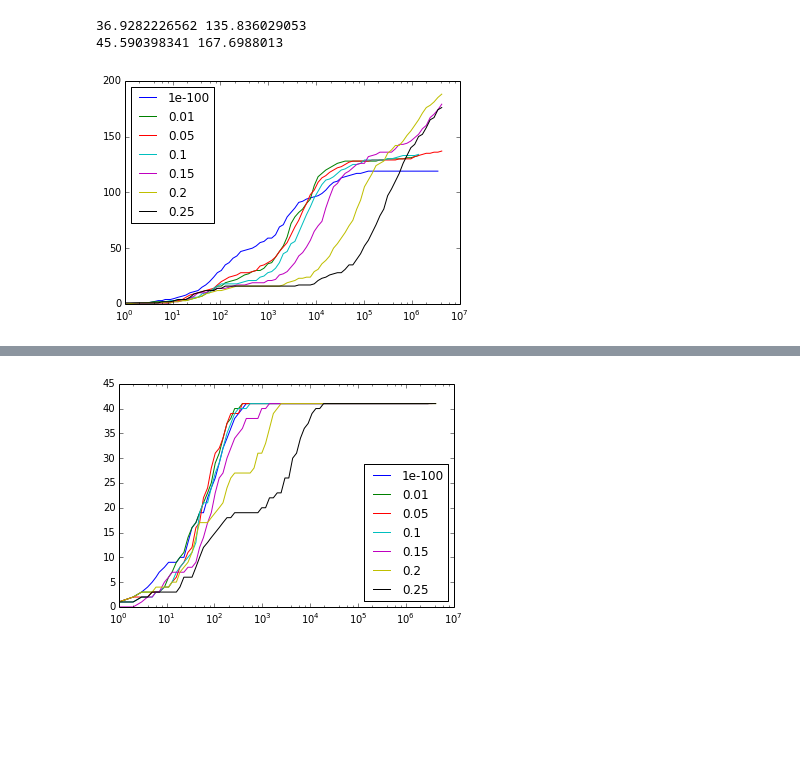
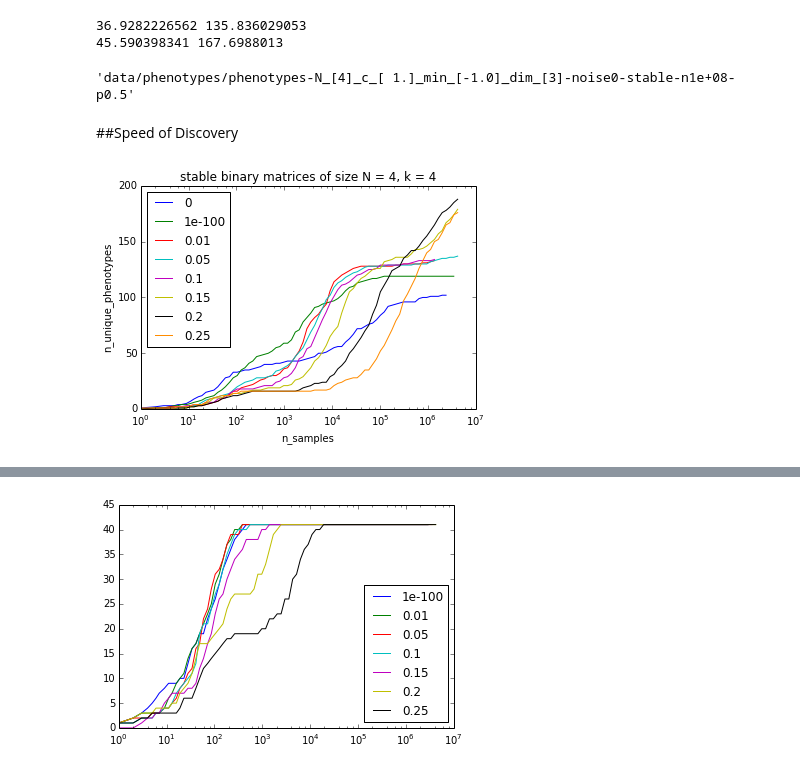
Before and after one commit to rpinho/autoregulation, a Jupyter notebook: exploratory-victor.ipynb, the cells around one changed output, grey strips where cells are left out. Saved outputs shown, nothing was run; the diff lists cells and outputs as text; code cells hidden in the pictures; blank space fills up the shorter version.

```diff
--- a/exploratory-victor.ipynb
+++ b/exploratory-victor.ipynb
@@ -21,4 +59,13 @@ print 2420128./5308416 * 100, 8902150./5308416*100
 # %% [output]
 36.9282226562 135.836029053
 45.590398341 167.6988013
+# %%
+fname = 'N4bsn8inf'
+#myrun = cPickle.load(open(logs_dir + fname + '.run'))
+#myrun.filename
+get_replaced_filename(myrun=fname, dim=3)
+# %% [output]
+'data/phenotypes/phenotypes-N_[4]_c_[ 1.]_min_[-1.0]_dim_[3]-noise0-stable-n1e+08-p0.5'
+# %% [markdown]
+##Speed of Discovery
 # %%
@@ -35,4 +93,4 @@ def plot_access_vs_samples(sampling=myrun_noiseN4s, k=4, devo_time=200, bits=Non
-# %%
-plot_access_vs_samples()
-# %% [output]
-[figure, removed]
+# %%
+plot_access_vs_samples_vs_noise(k=4, devo_time=200, bits=4)
+# %% [output]
+[figure, added]
```
Also changed, not shown: parts of 23 cells of this notebook.
